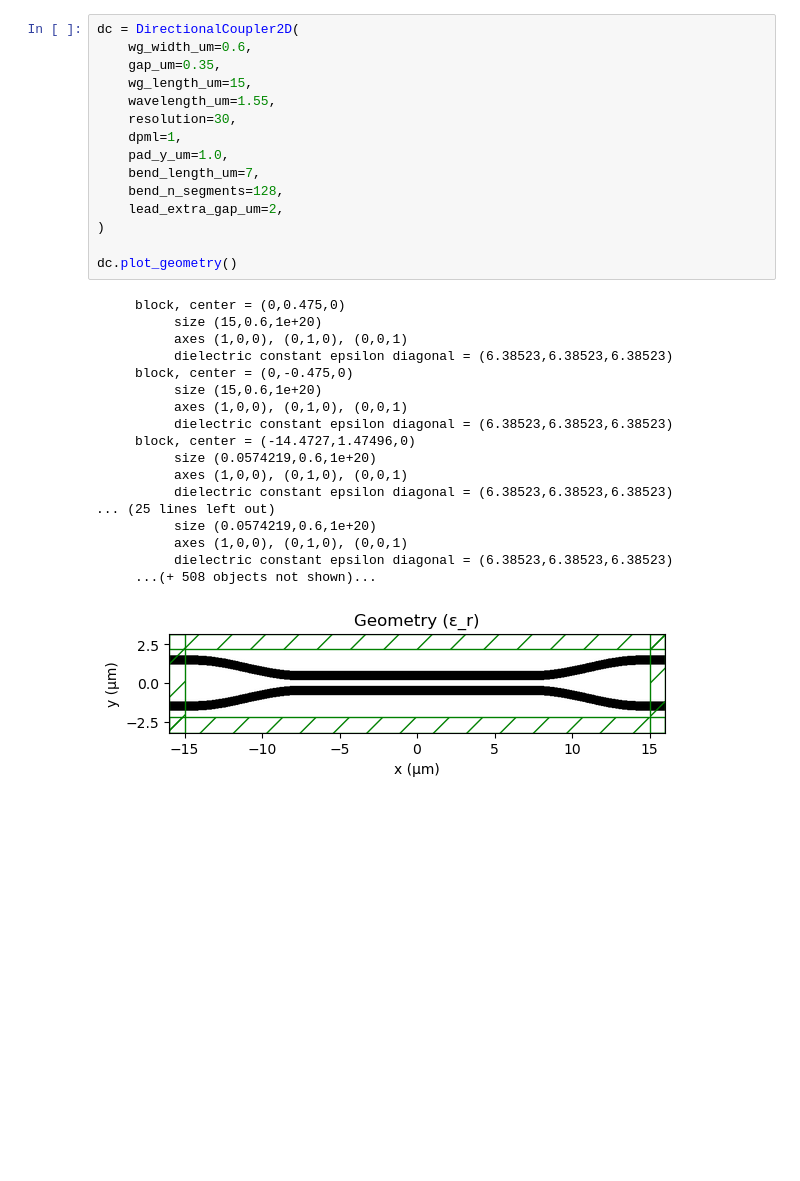
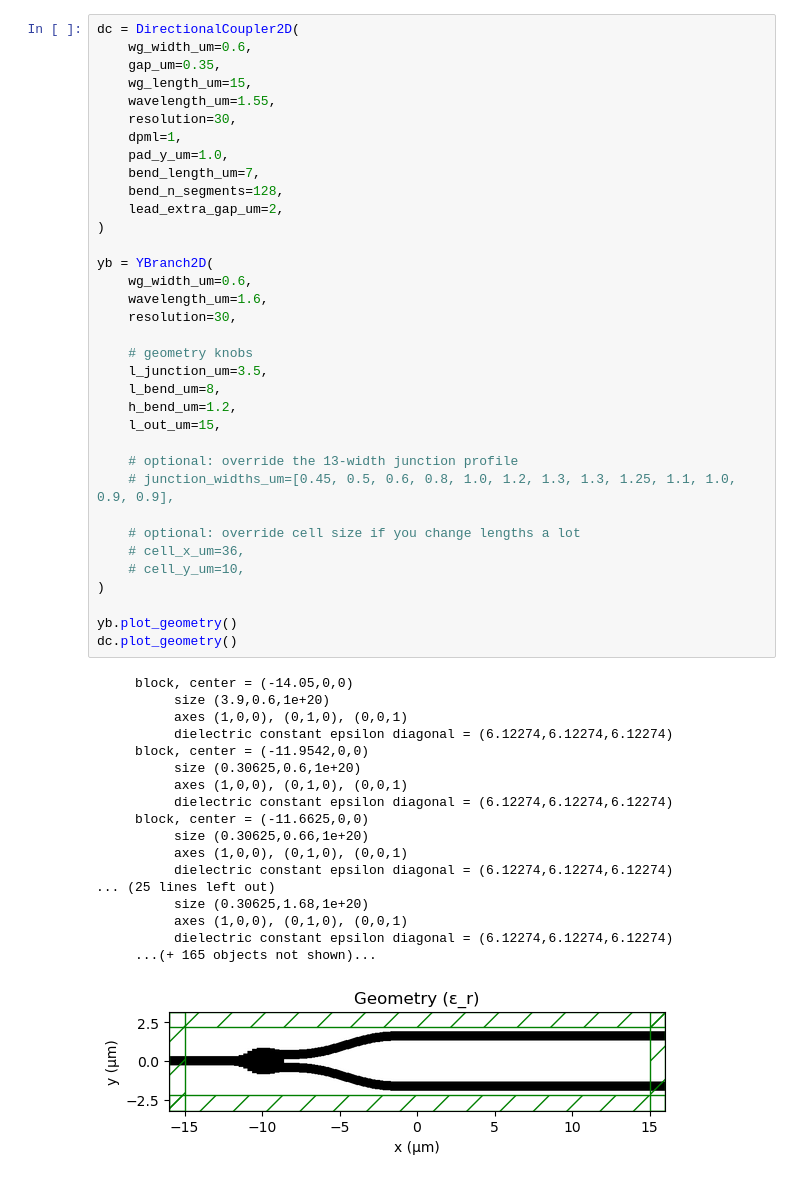
Before and after one commit to Rizzo-Integrated-Photonic-Systems-Lab/PIC-Flow, a Jupyter notebook: FDTD/main.ipynb, the cells around one changed output. Drawn from its saved outputs; the diff is of its cells as text; blank space fills up the shorter version.

```diff
--- a/FDTD/main.ipynb
+++ b/FDTD/main.ipynb
@@ -10,34 +11,54 @@ from pathlib import Path
 # %%
 dc = DirectionalCoupler2D(
     wg_width_um=0.6,
     gap_um=0.35,
     wg_length_um=15,
     wavelength_um=1.55,
     resolution=30,
     dpml=1,
     pad_y_um=1.0,
     bend_length_um=7,
     bend_n_segments=128,
     lead_extra_gap_um=2,
 )
 
+yb = YBranch2D(
+    wg_width_um=0.6,
+    wavelength_um=1.6,
+    resolution=30,
+
+    # geometry knobs
+    l_junction_um=3.5,
+    l_bend_um=8,
+    h_bend_um=1.2,
+    l_out_um=15,
+
+    # optional: override the 13-width junction profile
+    # junction_widths_um=[0.45, 0.5, 0.6, 0.8, 1.0, 1.2, 1.3, 1.3, 1.25, 1.1, 1.0, 0.9, 0.9],
+
+    # optional: override cell size if you change lengths a lot
+    # cell_x_um=36,
+    # cell_y_um=10,
+)
+
+yb.plot_geometry()
 dc.plot_geometry()
 # %% [output]
-     block, center = (0,0.475,0)
-          size (15,0.6,1e+20)
+     block, center = (-14.05,0,0)
+          size (3.9,0.6,1e+20)
           axes (1,0,0), (0,1,0), (0,0,1)
-          dielectric constant epsilon diagonal = (6.38523,6.38523,6.38523)
-     block, center = (0,-0.475,0)
-          size (15,0.6,1e+20)
+          dielectric constant epsilon diagonal = (6.12274,6.12274,6.12274)
+     block, center = (-11.9542,0,0)
+          size (0.30625,0.6,1e+20)
           axes (1,0,0), (0,1,0), (0,0,1)
-          dielectric constant epsilon diagonal = (6.38523,6.38523,6.38523)
-     block, center = (-14.4727,1.47496,0)
-          size (0.0574219,0.6,1e+20)
+          dielectric constant epsilon diagonal = (6.12274,6.12274,6.12274)
+     block, center = (-11.6625,0,0)
+          size (0.30625,0.66,1e+20)
           axes (1,0,0), (0,1,0), (0,0,1)
-          dielectric constant epsilon diagonal = (6.38523,6.38523,6.38523)
+          dielectric constant epsilon diagonal = (6.12274,6.12274,6.12274)
 ... (25 lines left out)
-          size (0.0574219,0.6,1e+20)
+          size (0.30625,1.68,1e+20)
           axes (1,0,0), (0,1,0), (0,0,1)
-          dielectric constant epsilon diagonal = (6.38523,6.38523,6.38523)
-     ...(+ 508 objects not shown)...
+          dielectric constant epsilon diagonal = (6.12274,6.12274,6.12274)
+     ...(+ 165 objects not shown)...
-[figure, old version]
+[figure, new version]
```
Also changed, not shown: parts of 4 cells of this notebook, 4 other files.
